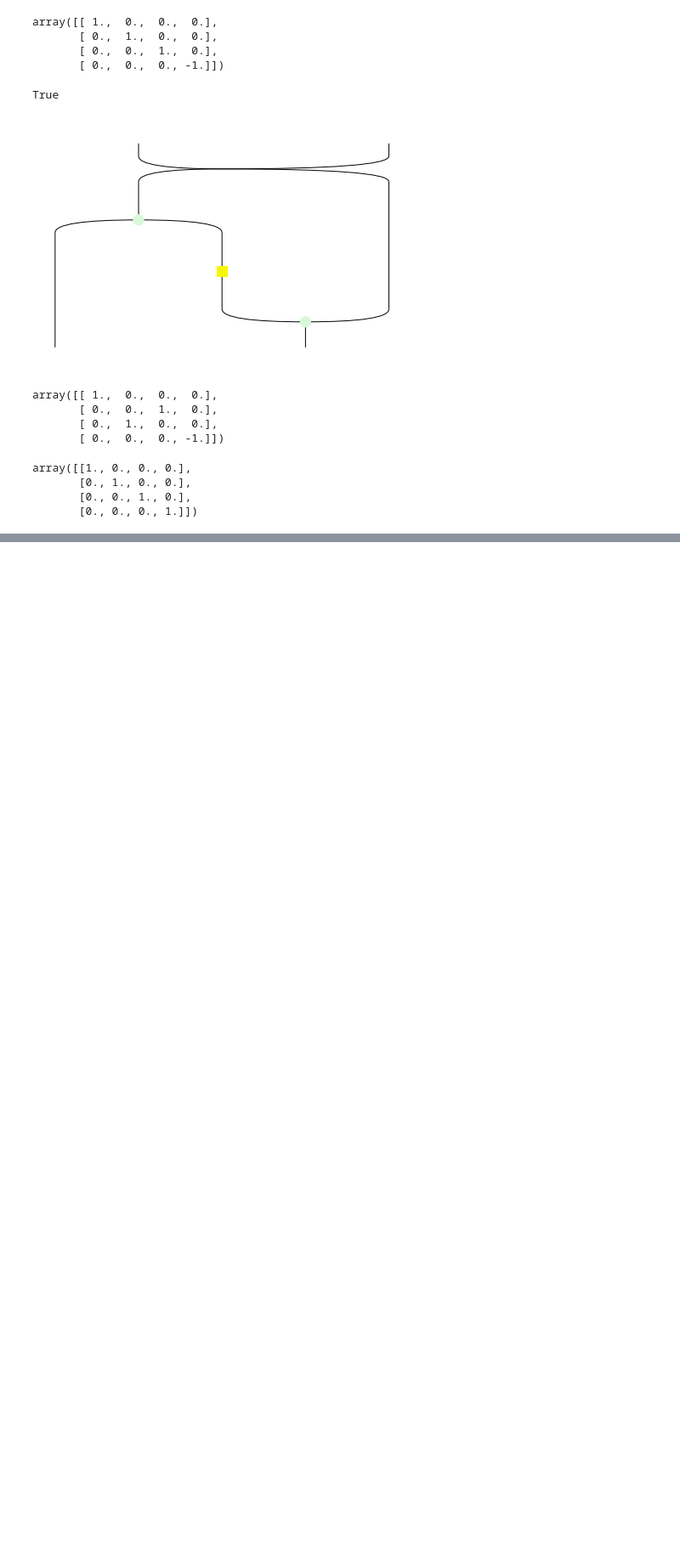
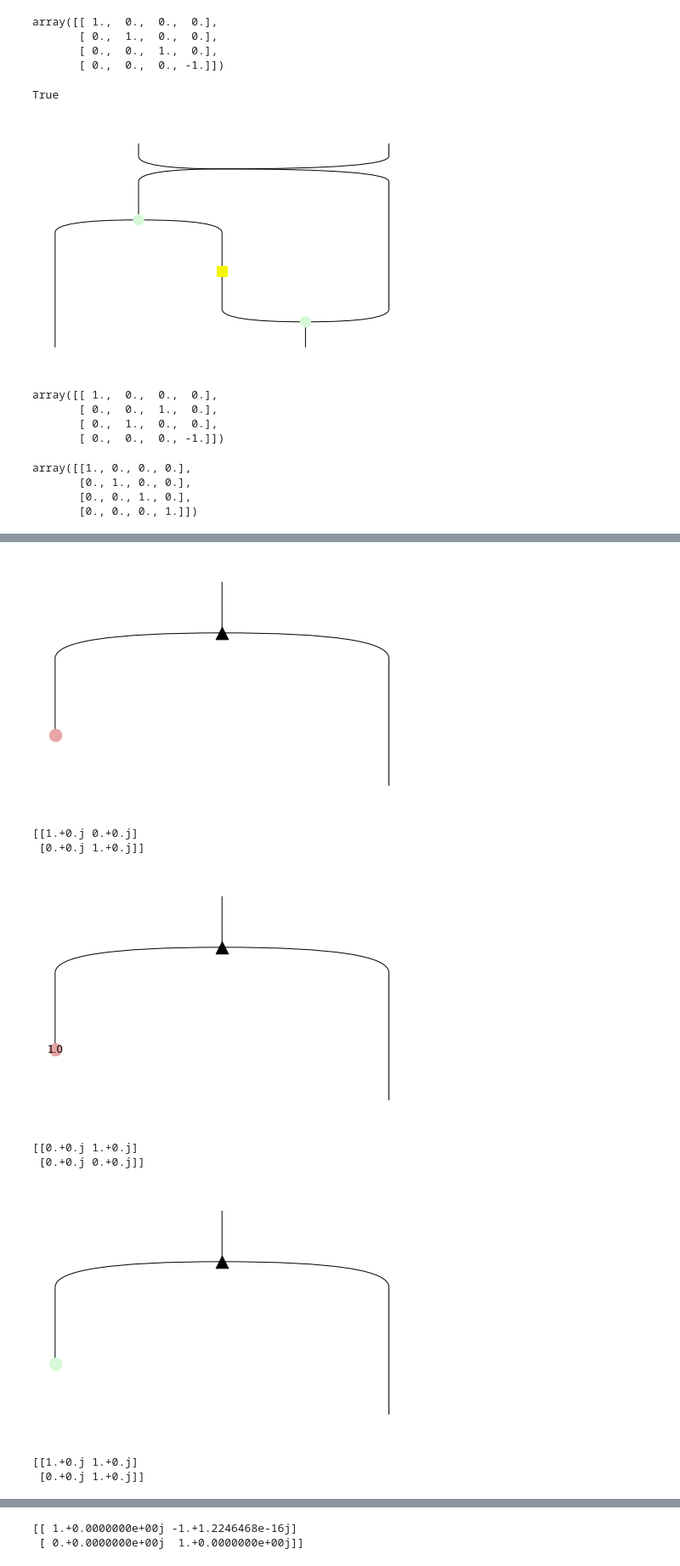
Before and after one commit to edwinagnew/zxw-diagrams, a Jupyter notebook: calcs.ipynb, the cells around one changed output, grey strips where cells are left out. Shown at 85% size. Saved outputs shown, nothing was run; the diff lists cells and outputs as text; code cells hidden in the pictures; blank space fills up the shorter version.

Commit message:
new phases

```diff
--- a/calcs.ipynb
+++ b/calcs.ipynb
@@ -122,0 +130,16 @@ array([[1., 0., 0., 0.],
+# %%
+for base in [X, Z]:
+    for phase in [0, 1]:
+        d = W() >> base(1, 0, phase) @ Id(1)
+        d.draw()
+        print(eval(d))
+# %% [output]
+[figure, added]
+[[1.+0.j 0.+0.j]
+ [0.+0.j 1.+0.j]]
+[figure, added]
+[[0.+0.j 1.+0.j]
+ [0.+0.j 0.+0.j]]
+[figure, added]
+[[1.+0.j 1.+0.j]
+ [0.+0.j 1.+0.j]]
@@ -122,0 +147,2 @@ array([[1., 0., 0., 0.],
+[[ 1.+0.0000000e+00j -1.+1.2246468e-16j]
+ [ 0.+0.0000000e+00j  1.+0.0000000e+00j]]
```
Also changed, not shown: parts of 7 cells of this notebook, 1 other file.
